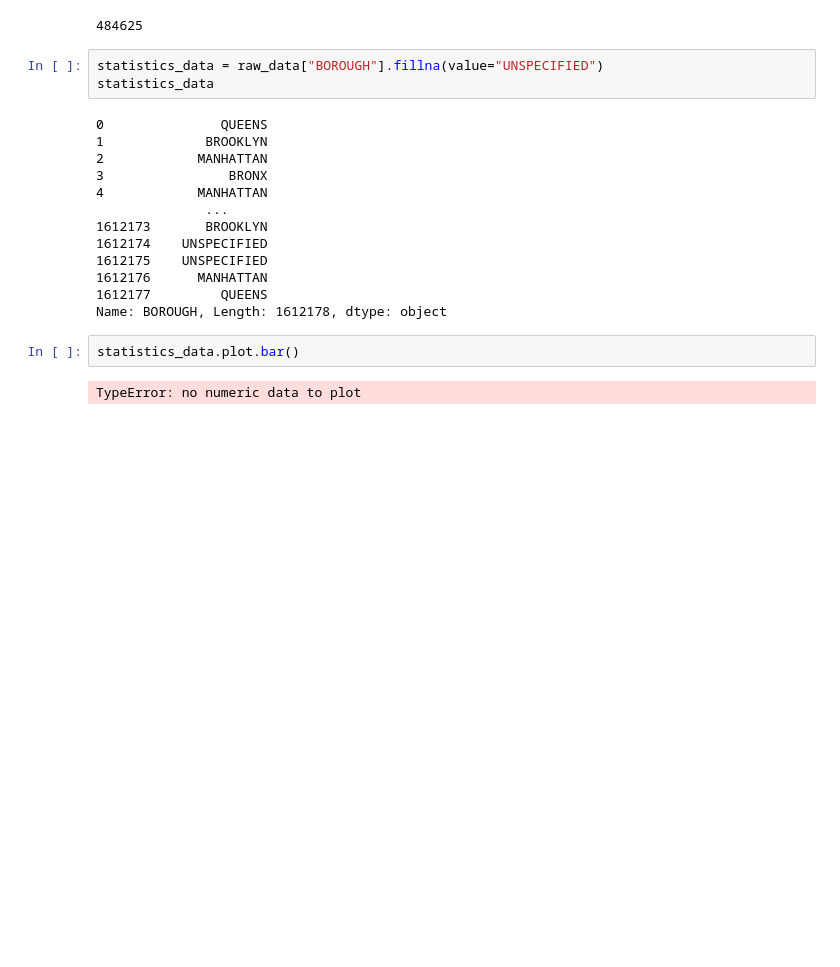
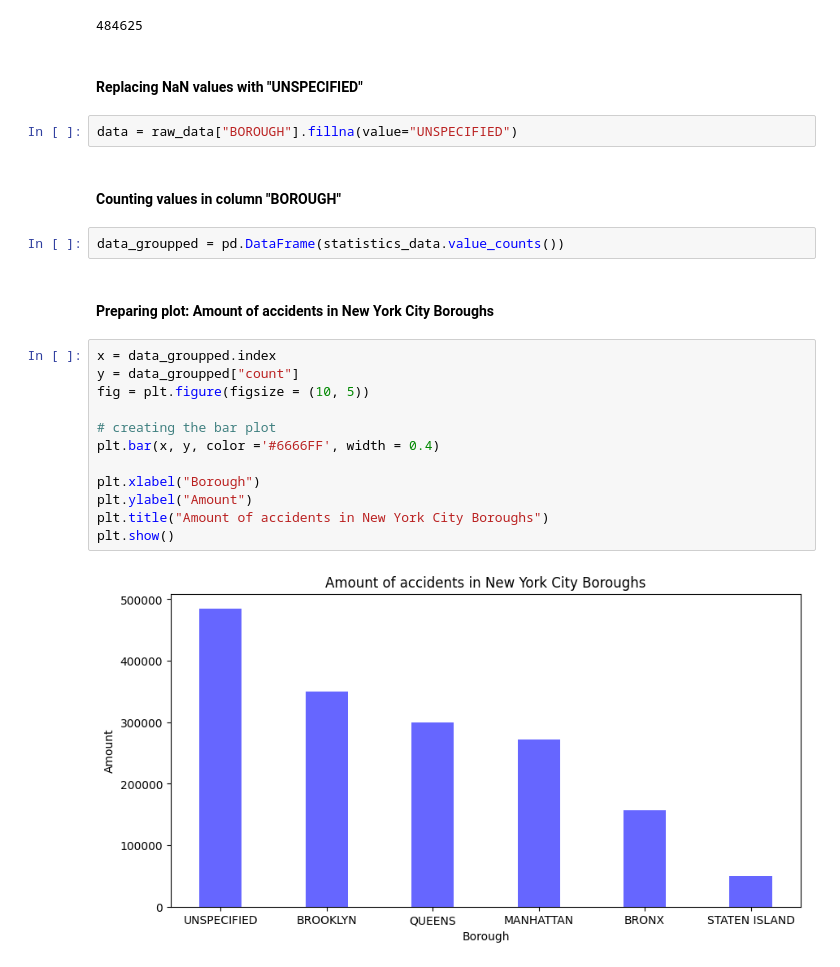
Before and after one commit to nataliamazurgolota/projekt_dyplomowy, a Jupyter notebook: 6_Statistic about accidents for each borough.ipynb, the cells around one changed output. Drawn from its saved outputs; the diff is of its cells as text; blank space fills up the shorter version.

Commit message:
descriptions for each step was added plots with matplotlib was prepared conclusions were added

```diff
--- a/6_Statistic about accidents for each borough.ipynb
+++ b/6_Statistic about accidents for each borough.ipynb
@@ -23,23 +24,27 @@ Name: count, dtype: int64
 raw_data["BOROUGH"].isna().sum()
 # %% [output]
 484625
+# %% [markdown]
+#### Replacing NaN values with "UNSPECIFIED"
 # %%
-statistics_data = raw_data["BOROUGH"].fillna(value="UNSPECIFIED")
-statistics_data
+data = raw_data["BOROUGH"].fillna(value="UNSPECIFIED")
-# %% [output]
-0               QUEENS
-1             BROOKLYN
-2            MANHATTAN
-3                BRONX
-4            MANHATTAN
-              ...
-1612173       BROOKLYN
-1612174    UNSPECIFIED
-1612175    UNSPECIFIED
-1612176      MANHATTAN
-1612177         QUEENS
-Name: BOROUGH, Length: 1612178, dtype: object
+# %% [markdown]
+#### Counting values in column "BOROUGH"
 # %%
-statistics_data.plot.bar()
+data_groupped = pd.DataFrame(statistics_data.value_counts())
-# %% [output]
-TypeError: no numeric data to plot
+# %% [markdown]
+#### Preparing plot: Amount of accidents in New York City Boroughs
+# %%
+x = data_groupped.index
+y = data_groupped["count"]
+fig = plt.figure(figsize = (10, 5))
+
+# creating the bar plot
+plt.bar(x, y, color ='#6666FF', width = 0.4)
+
+plt.xlabel("Borough")
+plt.ylabel("Amount")
+plt.title("Amount of accidents in New York City Boroughs")
+plt.show()
+# %% [output]
+[figure, added]
```
Also changed, not shown: parts of 11 cells of this notebook.
